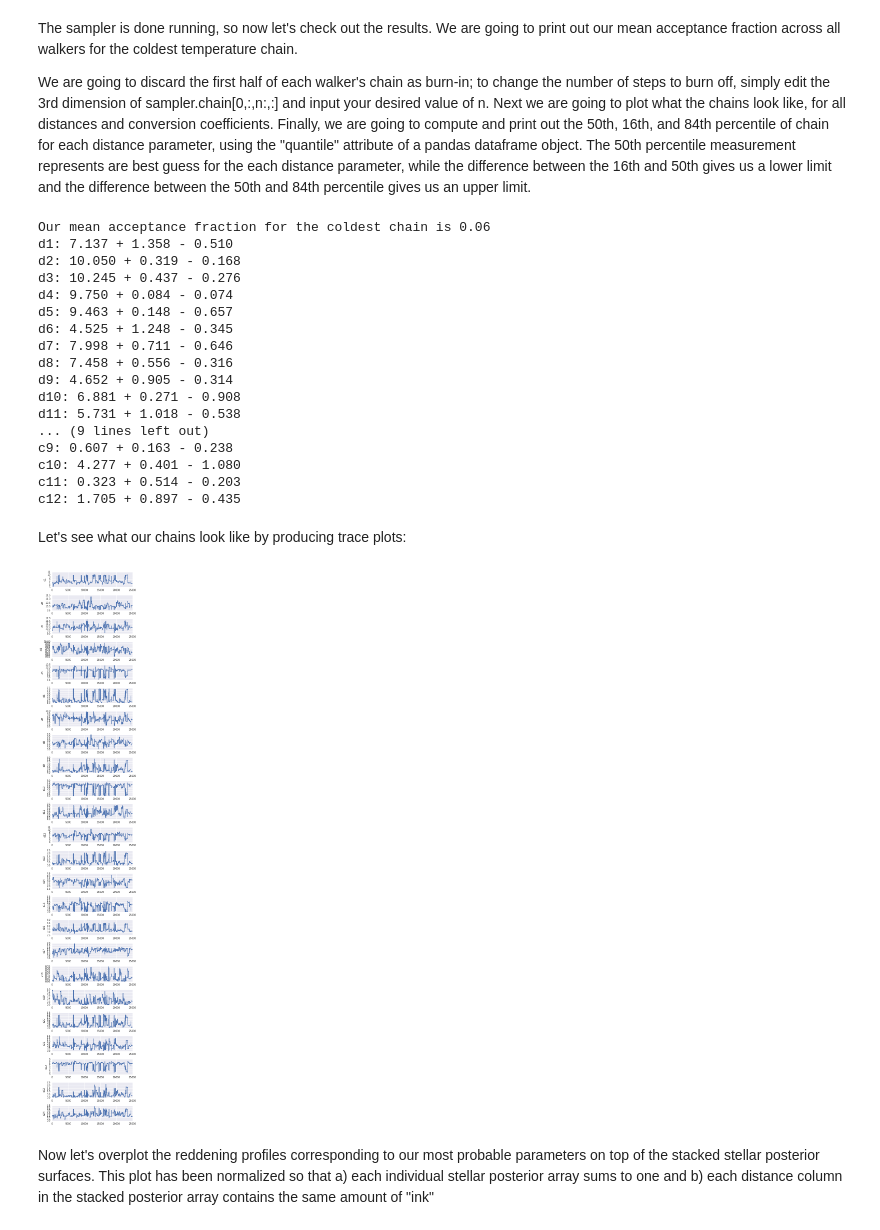
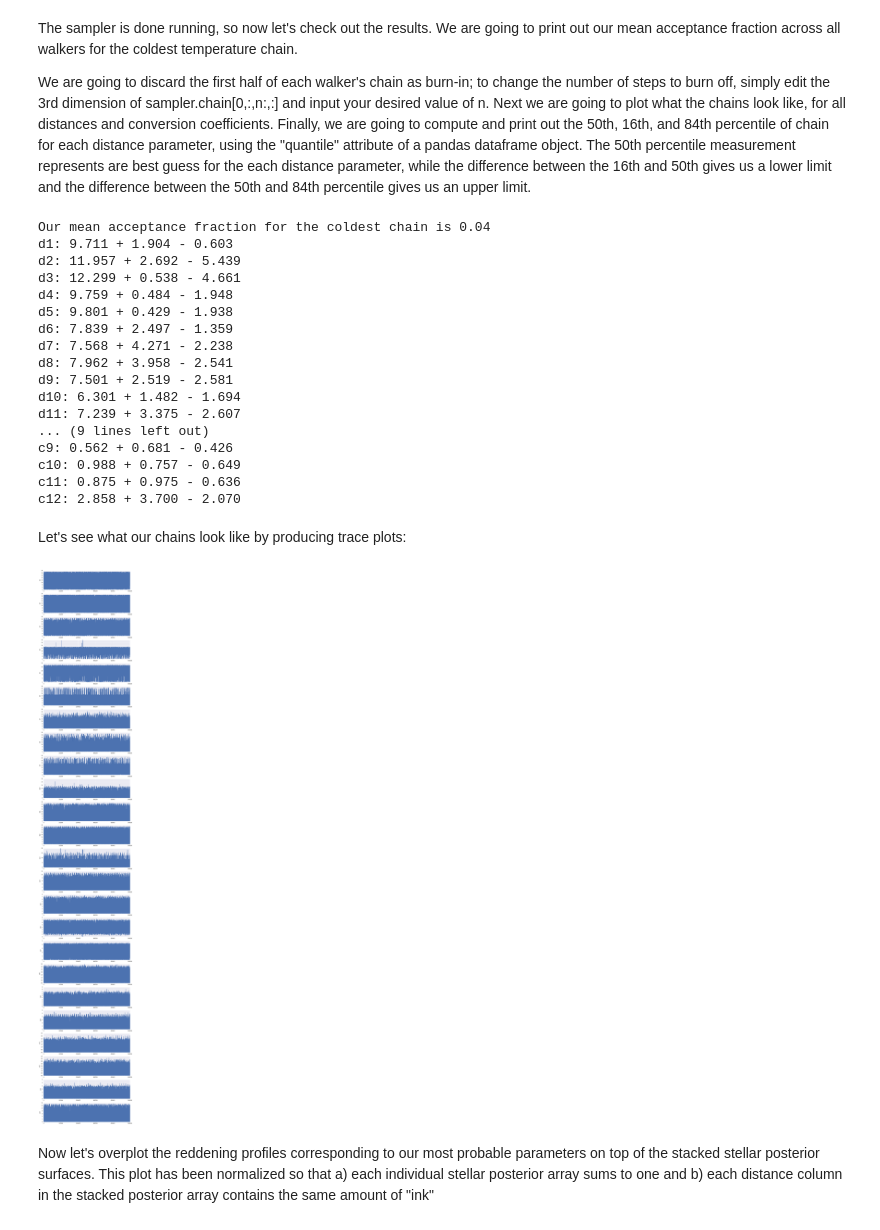
Before and after one commit to catherinezucker/dustcurve, a Jupyter notebook: tutorial.ipynb, the cells around one changed output. Saved outputs shown, nothing was run; the diff lists cells and outputs as text; code cells hidden in the pictures.

```diff
--- a/tutorial.ipynb
+++ b/tutorial.ipynb
@@ -34,8 +34,8 @@ from dustcurve import kdist
 #suppress obnoxious deprecation warning that doesn't affect output
 warnings.filterwarnings("ignore", category=Warning, module="emcee")
 
-#our nside 128 pixel of choice
-fnames='89996.h5'
+#our pixel of choice
+fnames='359992.h5'
 
 #fetch the required likelihood and prior arguments for PTSampler
 ldata,pdata=io.fetch_args(fnames,[4,19,0,100],0.06)
@@ -44,14 +44,14 @@ ldata,pdata=io.fetch_args(fnames,[4,19,0,100],0.06)
 ndim=24
 nslices=12
 nwalkers = 50
-nsteps = 1000
+nsteps = 20000
 ntemps=5
 
 #setting off the walkers at the kinematic distance given by the literature, assuming a flat rotation curve, theta=220 km/s, R=8.5 kpc
 #Details on rotation curve given in Rosolowsky and Leroy 2006
 vslices=np.linspace(-15.6,-1.3,12)
-klong=np.ones(12)*hputils.pix2lb_scalar(128,int(fnames[:-3]))[0]
-klat=np.ones(12)*hputils.pix2lb_scalar(128,int(fnames[:-3]))[1]
+klong=np.ones(12)*hputils.pix2lb_scalar(256,int(fnames[:-3]))[0]
+klat=np.ones(12)*hputils.pix2lb_scalar(256,int(fnames[:-3]))[1]
 kdist=kdist.kdist(klong,klat,vslices)
 kdistmod=5*np.log10(kdist)-5
 
@@ -65,12 +65,6 @@ sampler = emcee.PTSampler(ntemps, nwalkers, ndim, model.log_likelihood, model.lo
 
 #burn in, and save final positions for all parameters, which we'll then set off our walkers at for the "real" thing
 post_burn_pos, prob, state = sampler.run_mcmc(starting_positions, 300)
-
-#find autocorrelation times:
-autocorr=sampler.get_autocorr_time()
-autocorr_cold=autocorr[0,:]
-#we are going to thin according to the mean autocorrelation time
-thin_int=int(np.mean(autocorr_cold))
 sampler.reset()
 
 print("Setup complete")
@@ -114,43 +108,43 @@ for i in range(0,int(len(quantile_50)/2)):
 for i in range(int(len(quantile_50)/2), int(len(quantile_50))):
     print('c%i: %.3f + %.3f - %.3f' % (i+1-int(len(quantile_50)/2),quantile_50[i],upperlim[i], lowerlim[i]))
 # %% [output]
-Our mean acceptance fraction for the coldest chain is 0.06
-d1: 7.137 + 1.358 - 0.510
-d2: 10.050 + 0.319 - 0.168
-d3: 10.245 + 0.437 - 0.276
-d4: 9.750 + 0.084 - 0.074
-d5: 9.463 + 0.148 - 0.657
-d6: 4.525 + 1.248 - 0.345
-d7: 7.998 + 0.711 - 0.646
-d8: 7.458 + 0.556 - 0.316
-d9: 4.652 + 0.905 - 0.314
-d10: 6.881 + 0.271 - 0.908
-d11: 5.731 + 1.018 - 0.538
+Our mean acceptance fraction for the coldest chain is 0.04
+d1: 9.711 + 1.904 - 0.603
+d2: 11.957 + 2.692 - 5.439
+d3: 12.299 + 0.538 - 4.661
+d4: 9.759 + 0.484 - 1.948
+d5: 9.801 + 0.429 - 1.938
+d6: 7.839 + 2.497 - 1.359
+d7: 7.568 + 4.271 - 2.238
+d8: 7.962 + 3.958 - 2.541
+d9: 7.501 + 2.519 - 2.581
+d10: 6.301 + 1.482 - 1.694
+d11: 7.239 + 3.375 - 2.607
 ... (9 lines left out)
-c9: 0.607 + 0.163 - 0.238
-c10: 4.277 + 0.401 - 1.080
-c11: 0.323 + 0.514 - 0.203
-c12: 1.705 + 0.897 - 0.435
+c9: 0.562 + 0.681 - 0.426
+c10: 0.988 + 0.757 - 0.649
+c11: 0.875 + 0.975 - 0.636
+c12: 2.858 + 3.700 - 2.070
 # %% [markdown]
 Let's see what our chains look like by producing trace plots:
 # %%
 #set up subplots for chain plotting
 axes=['ax'+str(i) for i in range(ndim)]
-fig, (axes) = plt.subplots(ndim, figsize=(5,30))
+fig, (axes) = plt.subplots(ndim, figsize=(10,60))
 
 plt.tight_layout()
 
 for i in range(0,ndim):
     if i<int(ndim/2):
         axes[i].set(ylabel='d%i' % (i+1))
     else:
         axes[i].set(ylabel='c%i' % (i+1))
 
 #plot traces for each parameter
 for i in range(0,ndim):
     sns.tsplot(traces_cold[i],ax=axes[i])
 # %% [output]
-[figure, old version]
+[figure, new version]
 # %% [markdown]
 Now let's overplot the reddening profiles corresponding to our most probable parameters on top of the stacked stellar posterior surfaces. This plot has been normalized so that a) each individual stellar posterior array sums to one and b) each distance column in the stacked posterior array contains the same amount of "ink"
 # %%
```
Also changed, not shown: parts of 10 cells of this notebook, 3 other files.
